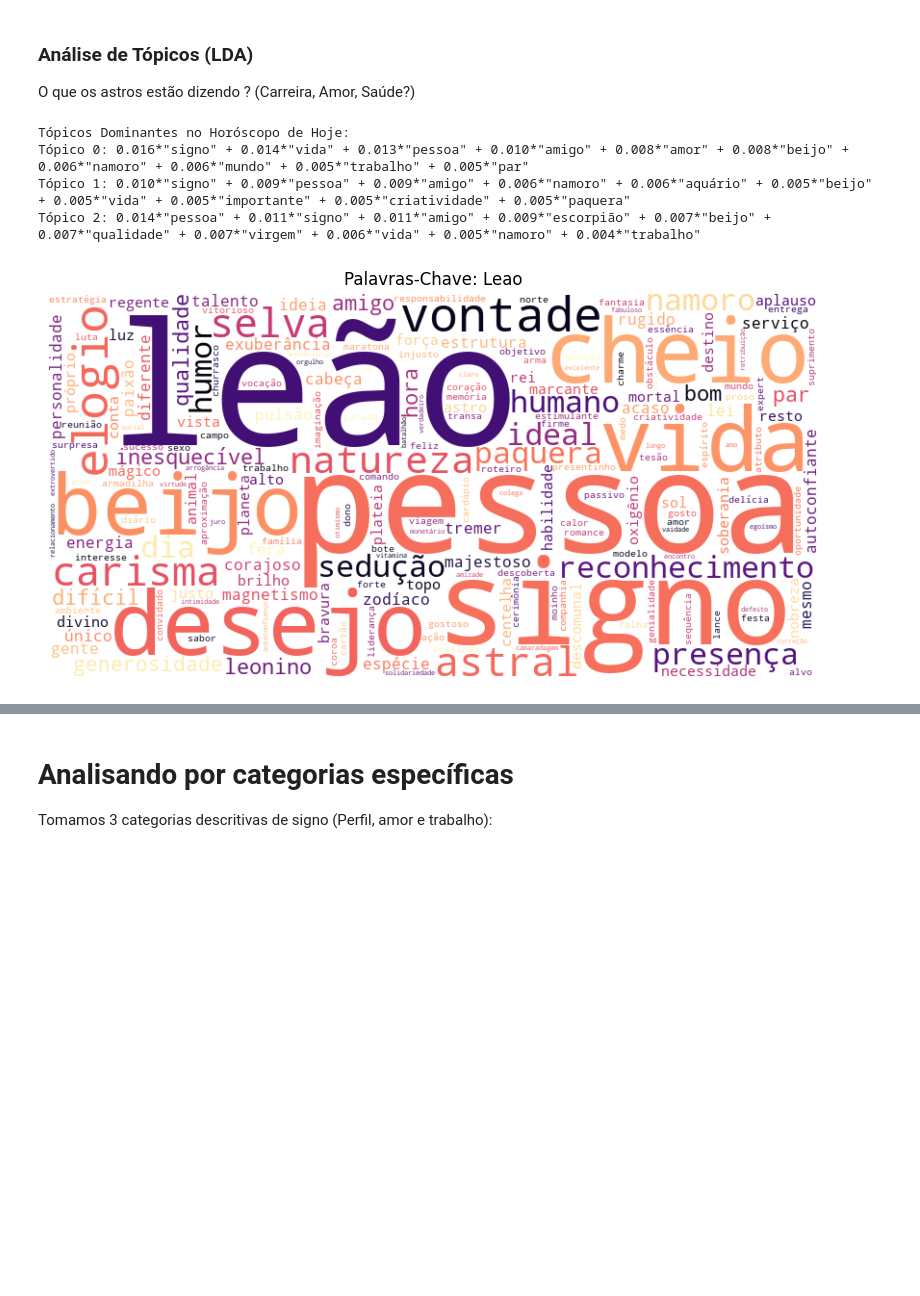
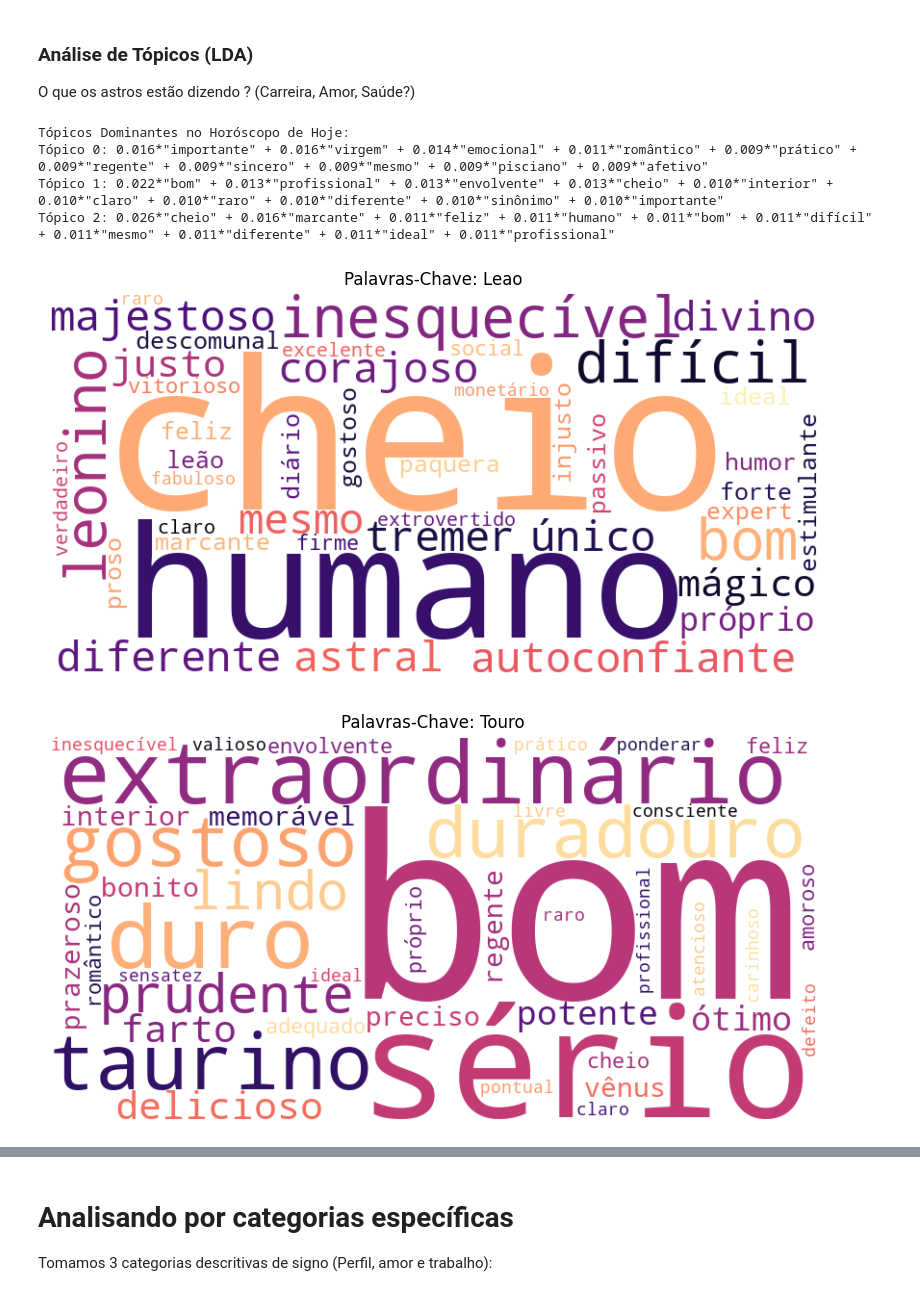
Before and after one commit to beabento/MDNE, a Jupyter notebook: MDNE_Parte_3 - Bea, Matheus, Leo.ipynb, the cells around one changed output, grey strips where cells are left out. Drawn from its saved outputs; the diff is of its cells as text; code cells hidden in the pictures; blank space fills up the shorter version.

```diff
--- a/MDNE_Parte_3 - Bea, Matheus, Leo.ipynb
+++ b/MDNE_Parte_3 - Bea, Matheus, Leo.ipynb
@@ -264,7 +264,7 @@ def processar_para_analise(texto):
         return []
     doc = nlp(texto.lower())
     # Filtro: Substantivos (NOUN) e Adjetivos (ADJ)
-    return [t.lemma_ for t in doc if t.pos_ in ['NOUN', 'ADJ'] and not t.is_stop and t.is_alpha]
+    return [t.lemma_ for t in doc if t.pos_ in ['ADJ'] and not t.is_stop and t.is_alpha]
 # %%
 # Selecionar categoria:
 categ = 'texto_para_ia' # < Preencher aqui
@@ -302,25 +302,29 @@ for idx, topic in lda_model.print_topics(-1):
     print(f"Tópico {idx}: {topic}")
 # %% [output]
 Tópicos Dominantes no Horóscopo de Hoje:
-Tópico 0: 0.016*"signo" + 0.014*"vida" + 0.013*"pessoa" + 0.010*"amigo" + 0.008*"amor" + 0.008*"beijo" + 0.006*"namoro" + 0.006*"mundo" + 0.005*"trabalho" + 0.005*"par"
-Tópico 1: 0.010*"signo" + 0.009*"pessoa" + 0.009*"amigo" + 0.006*"namoro" + 0.006*"aquário" + 0.005*"beijo" + 0.005*"vida" + 0.005*"importante" + 0.005*"criatividade" + 0.005*"paquera"
-Tópico 2: 0.014*"pessoa" + 0.011*"signo" + 0.011*"amigo" + 0.009*"escorpião" + 0.007*"beijo" + 0.007*"qualidade" + 0.007*"virgem" + 0.006*"vida" + 0.005*"namoro" + 0.004*"trabalho"
+Tópico 0: 0.016*"importante" + 0.016*"virgem" + 0.014*"emocional" + 0.011*"romântico" + 0.009*"prático" + 0.009*"regente" + 0.009*"sincero" + 0.009*"mesmo" + 0.009*"pisciano" + 0.009*"afetivo"
+Tópico 1: 0.022*"bom" + 0.013*"profissional" + 0.013*"envolvente" + 0.013*"cheio" + 0.010*"interior" + 0.010*"claro" + 0.010*"raro" + 0.010*"diferente" + 0.010*"sinônimo" + 0.010*"importante"
+Tópico 2: 0.026*"cheio" + 0.016*"marcante" + 0.011*"feliz" + 0.011*"humano" + 0.011*"bom" + 0.011*"difícil" + 0.011*"mesmo" + 0.011*"diferente" + 0.011*"ideal" + 0.011*"profissional"
 # %%
 from wordcloud import WordCloud
 import matplotlib.pyplot as plt
 
 def mostrar_nuvem(signo):
     lemas = df_final[df_final['Signo'] == signo]['Lemas_Analise'].values[0]
     texto = " ".join(lemas)
 
     wc = WordCloud(width=800, height=400, background_color='white', colormap='magma').generate(texto)
 
     plt.figure(figsize=(10, 5))
     plt.imshow(wc, interpolation='bilinear')
     plt.title(f"Palavras-Chave: {signo}")
     plt.axis("off")
     plt.show()
 
 mostrar_nuvem('Leao')
+mostrar_nuvem('Touro')
+mostrar_nuvem('Escorpiao')
+mostrar_nuvem('Gemeos')
 # %% [output]
-[figure, old version]
+[figure, new version]
+[figure, added]
```
Also changed, not shown: parts of 6 cells of this notebook.
